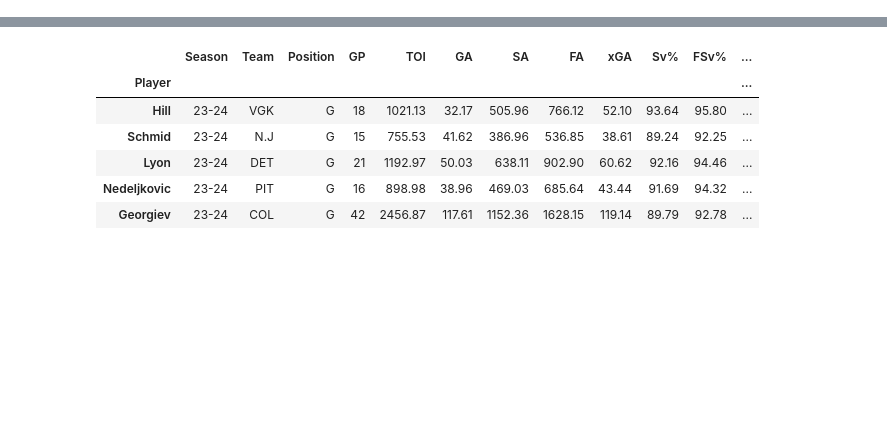
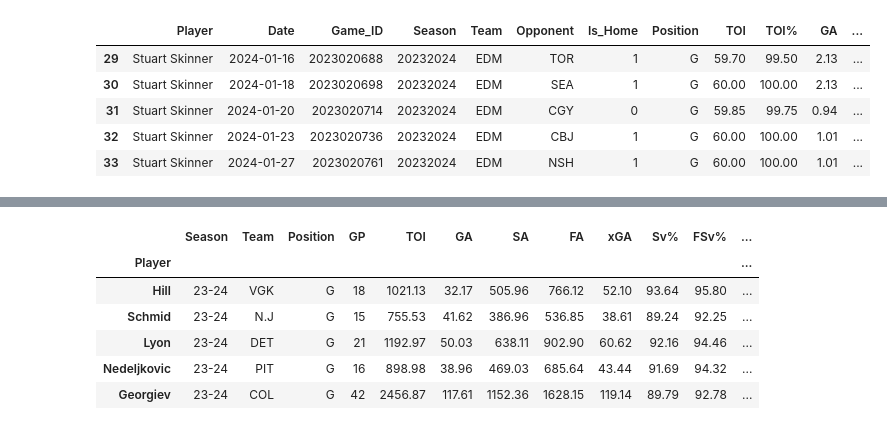
Before and after one commit to AshleyJubilee/stuart-skinner-2324, a Jupyter notebook: goalie0208.ipynb, the cells around one changed output, grey strips where cells are left out. Saved outputs shown, nothing was run; the diff lists cells and outputs as text; code cells hidden in the pictures; blank space fills up the shorter version.

```diff
--- a/goalie0208.ipynb
+++ b/goalie0208.ipynb
@@ -12,3 +12,16 @@ data = pd.read_csv("EH_std_gl_stats_all_regular_adj_2024-02-08.csv")
 data = data.loc[data["xGA"] > data["xGA"].quantile(0.25)]
 data["Player"] = data["Player"].str.split(n=1).str[1]
 data = data.set_index(["Player"])
+# %%
+skinner = pd.read_csv('goalie-csv/EH_game_log_stuart_skinner_on-ice_all_regular_2024-01-30.csv')
+skinnerStart = skinner.head(13)
+skinnerEnd = skinner.tail(21)
+skinnerEnd.drop(index=34, inplace=True)
+skinnerEnd.tail()
+# %% [output]
+|  | Player | Date | Game_ID | Season | Team | Opponent | Is_Home | Position | TOI | TOI% | GA | ... |
+| 29 | Stuart Skinner | 2024-01-16 | 2023020688 | 20232024 | EDM | TOR | 1 | G | 59.70 | 99.50 | 2.13 | ... |
+| 30 | Stuart Skinner | 2024-01-18 | 2023020698 | 20232024 | EDM | SEA | 1 | G | 60.00 | 100.00 | 2.13 | ... |
+| 31 | Stuart Skinner | 2024-01-20 | 2023020714 | 20232024 | EDM | CGY | 0 | G | 59.85 | 99.75 | 0.94 | ... |
+| 32 | Stuart Skinner | 2024-01-23 | 2023020736 | 20232024 | EDM | CBJ | 1 | G | 60.00 | 100.00 | 1.01 | ... |
+| 33 | Stuart Skinner | 2024-01-27 | 2023020761 | 20232024 | EDM | NSH | 1 | G | 60.00 | 100.00 | 1.01 | ... |
```
Also changed, not shown: parts of 2 cells of this notebook.
